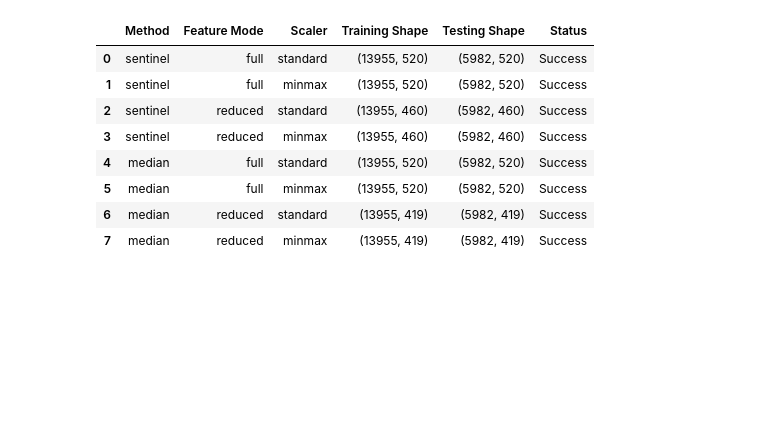
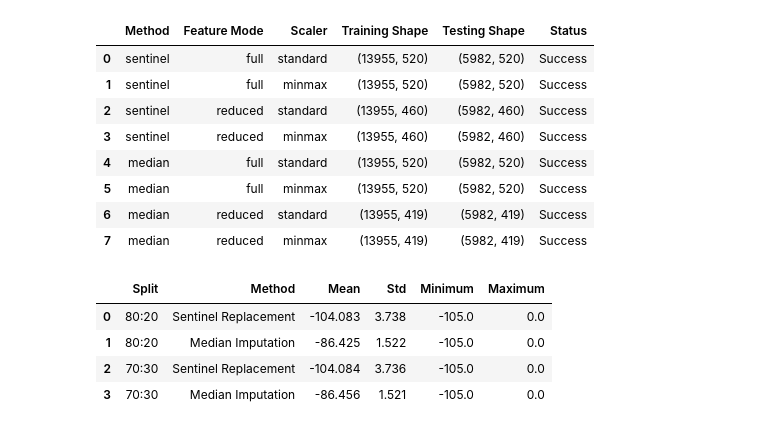
Before and after one commit to Fadhlrahman/TUBES-DEEP-LEARNING, a Jupyter notebook: telco.ipynb, the cells around one changed output. Cells and saved outputs as stored; diff of their text form; code cells hidden in the pictures; blank space fills up the shorter version.

```diff
--- a/telco.ipynb
+++ b/telco.ipynb
@@ -1260,6 +1266,15 @@ for method in ["sentinel", "median"]:
             X_train_result = pipeline.fit_transform(X_train_70)
 
             X_test_result = pipeline.transform(X_test_70)
+            # Validasi hasil preprocessing
+
+            assert np.isfinite(X_train_result).all(), (
+                "Training mengandung NaN atau Inf."
+            )
+
+            assert np.isfinite(X_test_result).all(), (
+                "Testing mengandung NaN atau Inf."
+            )
 
             results_70.append({
                 "Method": method,
@@ -1283,3 +1298,69 @@ display(pipeline_test_70)
 | 5 | median | full | minmax | (13955, 520) | (5982, 520) | Success |
 | 6 | median | reduced | standard | (13955, 419) | (5982, 419) | Success |
 | 7 | median | reduced | minmax | (13955, 419) | (5982, 419) | Success |
+# %%
+# Perbandingan Statistik Dua Metode Penanganan RSSI
+
+def compare_rssi_methods(X_train, split_name):
+
+    # Metode 1: Sentinel Replacement
+    X_sentinel = replace_sentinel(X_train.copy())
+
+    # Metode 2: Median Imputation
+    X_nan = convert_sentinel_to_nan(X_train.copy())
+
+    median_imputer = RSSIMedianImputer()
+    X_median = median_imputer.fit_transform(X_nan)
+
+    # Mengubah hasil menjadi DataFrame
+    X_sentinel = pd.DataFrame(
+        X_sentinel,
+        columns=X_train.columns
+    )
+
+    X_median = pd.DataFrame(
+        X_median,
+        columns=X_train.columns
+    )
+
+    # Ringkasan statistik
+    summary = []
+
+    for method, data in [
+        ("Sentinel Replacement", X_sentinel),
+        ("Median Imputation", X_median)
+    ]:
+
+        summary.append({
+            "Split": split_name,
+            "Method": method,
+            "Mean": data.mean().mean(),
+            "Std": data.std().mean(),
+            "Minimum": data.min().min(),
+            "Maximum": data.max().max()
+        })
+
+    return summary
+
+
+# Perbandingan pada kedua skenario split
+
+comparison_results = []
+
+comparison_results.extend(
+    compare_rssi_methods(X_train_80, "80:20")
+)
+
+comparison_results.extend(
+    compare_rssi_methods(X_train_70, "70:30")
+)
+
+rssi_comparison = pd.DataFrame(comparison_results)
+
+display(rssi_comparison.round(3))
+# %% [output]
+|  | Split | Method | Mean | Std | Minimum | Maximum |
+| 0 | 80:20 | Sentinel Replacement | -104.083 | 3.738 | -105.0 | 0.0 |
+| 1 | 80:20 | Median Imputation | -86.425 | 1.522 | -105.0 | 0.0 |
+| 2 | 70:30 | Sentinel Replacement | -104.084 | 3.736 | -105.0 | 0.0 |
+| 3 | 70:30 | Median Imputation | -86.456 | 1.521 | -105.0 | 0.0 |
```
Also changed, not shown: parts of 4 cells of this notebook.
